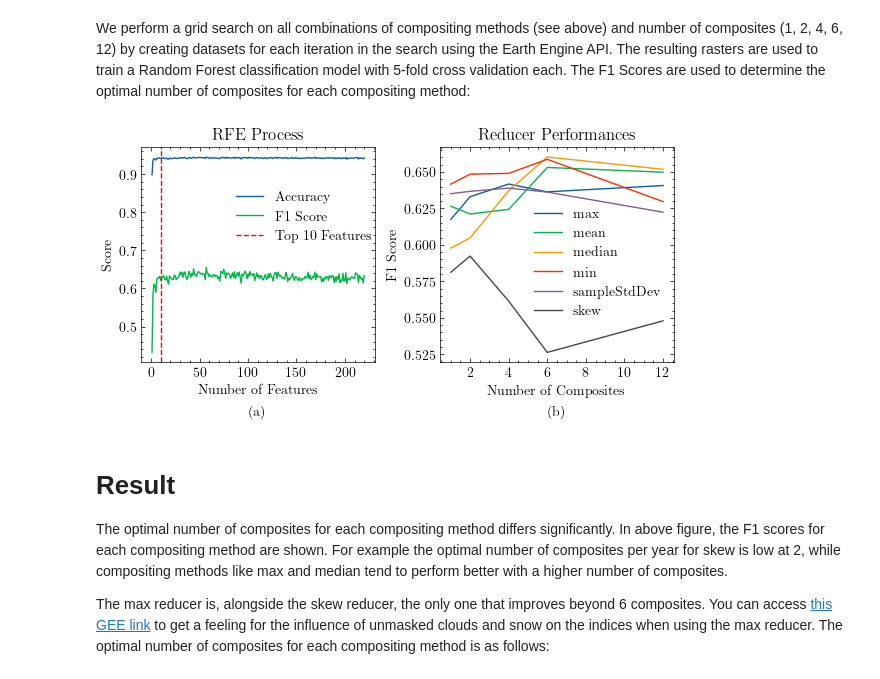
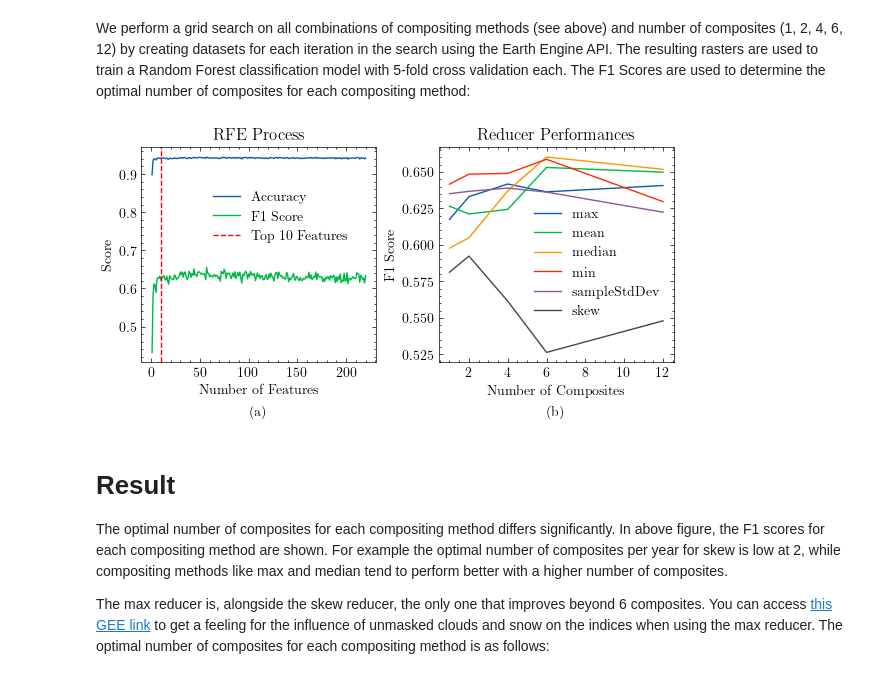
Before and after one commit to peter-hofinger/sentinel-leaf-classification, a Jupyter notebook: notebooks/2-compositing.ipynb, the cells around one changed output. Saved outputs shown, nothing was run; the diff lists cells and outputs as text; code cells hidden in the pictures.

Commit message:
Improve RFE figure formatting

```diff
--- a/notebooks/2-compositing.ipynb
+++ b/notebooks/2-compositing.ipynb
@@ -259,35 +259,35 @@ fig, axs = plt.subplots(
     constrained_layout=True,
 )
 ax = axs[0]
 score_df["Index"] = range(1, score_df.shape[0] + 1)
 score_df.plot(x="Index", y="Accuracy", label="Accuracy", ax=ax)
 score_df.plot(x="Index", y="F1 Score", label="F1 Score", ax=ax)
 ax.axvline(10, color="red", linestyle="--", label="Top 10 Features")
 
 # Format the plot
 ax.set_title("RFE Process")
 ax.set_xlabel("Number of Features")
 ax.set_ylabel("Score")
-ax.legend(loc="lower left", bbox_to_anchor=(0.35, 0.5))
+ax.legend(loc="lower left", bbox_to_anchor=(0.25, 0.5))
 
 history = pd.read_csv("../reports/compositing.csv")
 
 ax = axs[1]
 for name, group in history.groupby("Reducer"):
     group.plot(x="Composites", y="F1 Score", ax=ax, label=name)
 
 # Format
 ax.legend(loc="lower left", bbox_to_anchor=(0.35, 0.15))
 ax.set_title("Reducer Performances")
 ax.set_xlabel("Number of Composites")
 ax.set_ylabel("F1 Score")
 ax.xaxis.set_major_locator(ticker.MaxNLocator(integer=True))
 
 label_subplots(axs, y_offset=0.2)
 
 save_fig(fig, "../reports/figures/compositing/Importance And Compositing.pdf")
 # %% [output]
-[figure, old version]
+[figure, new version]
 # %% [markdown]
 # Result
 
```
Also changed, not shown: 1 other file.
